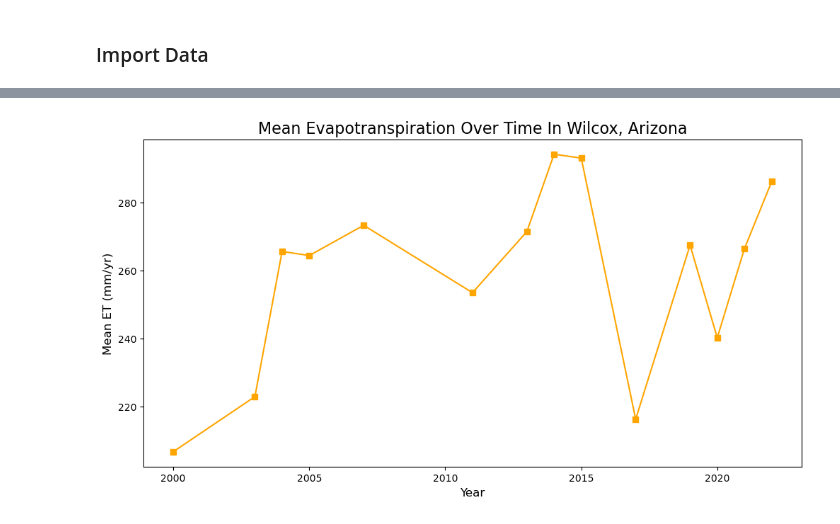
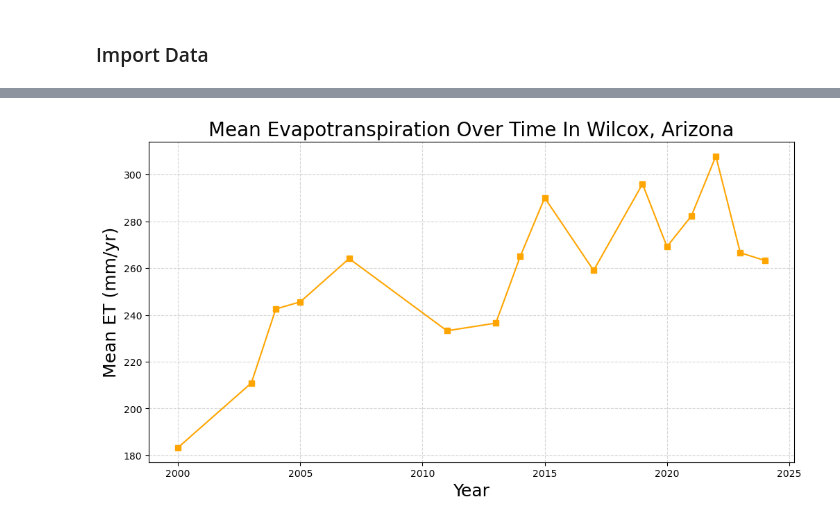
Before and after one commit to meds-AridGW/GW-depth-data-exploration, a Jupyter notebook: water_level_et_plots.ipynb, the cells around one changed output, grey strips where cells are left out. Drawn from its saved outputs; the diff is of its cells as text; code cells hidden in the pictures.

```diff
--- a/water_level_et_plots.ipynb
+++ b/water_level_et_plots.ipynb
@@ -13,7 +13,7 @@ import pandas as pd
 ### Import Data
 # %%
 # Create a groundwater file path
-wilcox_fp = os.path.join("/capstone/aridgw/data/merged_timeseries_1km/et_gw_merged_willcox.csv")
+wilcox_fp = os.path.join("/capstone/aridgw/data/merged_timeseries_1km/et_gw_merged_arizona_willcox_basin.csv")
 
 # Read in groundwater data
 wilcox_df = pd.read_csv(wilcox_fp)
@@ -40,9 +50,10 @@ plt.show()
 # %%
 plt.figure(figsize=(12, 6))
 plt.plot(wilcox_df['YEAR'], wilcox_df['mean_ET_mm_yr'], 's-', label='Mean ET (mm/yr)', color='orange')
-plt.xlabel('Year', fontsize=12)
-plt.ylabel('Mean ET (mm/yr)', fontsize=12)
-plt.title('Mean Evapotranspiration Over Time In Wilcox, Arizona', fontsize=16)
+plt.xlabel('Year', fontsize=18)
+plt.ylabel('Mean ET (mm/yr)', fontsize=18)
+plt.title('Mean Evapotranspiration Over Time In Wilcox, Arizona', fontsize=20)
+plt.grid(True, linestyle='--', alpha=0.5)
 plt.show()
 # %% [output]
-[figure, old version]
+[figure, new version]
```
Also changed, not shown: parts of 2 cells of this notebook.
